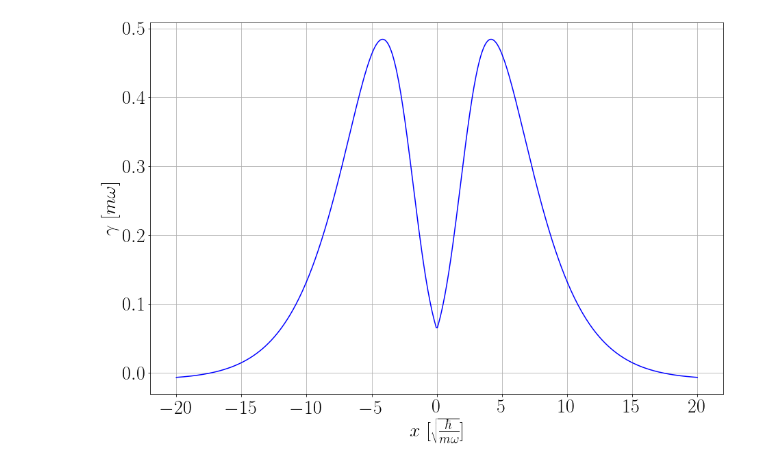
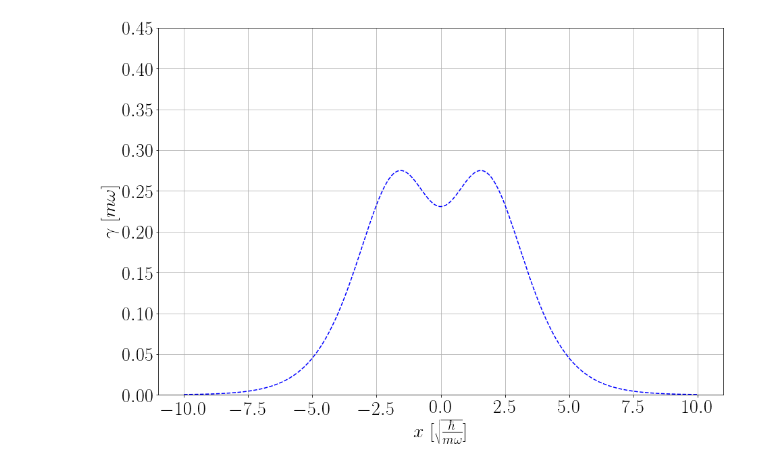
Before and after one commit to robingrether/Born-Markov, a Jupyter notebook: Anderson w Energy Landscape & Direct Hopping.ipynb, the cells around one changed output. Drawn from its saved outputs; the diff is of its cells as text; code cells hidden in the pictures.

Commit message:
Fix Langevin quantities

```diff
--- a/Anderson w Energy Landscape & Direct Hopping.ipynb
+++ b/Anderson w Energy Landscape & Direct Hopping.ipynb
@@ -27,7 +27,7 @@ omega = .003
 g = .0075
 t = .01
 Gamma = .01
-T = .03 / bmme.k_B # 116
+T = .01 / bmme.k_B # 116
 voltage = .0
 
 def func_H_s(x):
@@ -41,16 +41,26 @@ def func_ddx_H_s(k, x):
     ddx += g * numpy.sqrt(2) * d_dags[0] @ d_ops[0]
     return ddx
 
-x = numpy.linspace(-20, 20, 500)
+x = numpy.linspace(-10, 10, 500)
 
 mean_force = numpy.zeros(len(x), dtype=numpy.float64)
 friction = numpy.zeros(len(x), dtype=numpy.float64)
 correlation = numpy.zeros(len(x), dtype=numpy.float64)
+rho = numpy.zeros((len(x), 4, 4), dtype=numpy.complex128)
+
+def diagonalize(matrix):
+    return numpy.linalg.eig(matrix)
 
 def my_func(i, val):
-    return bmme.calc_langevin_quantities(func_H_s, func_ddx_H_s, [val], d_ops, None, numpy.array([[0,0],[0,Gamma]]), -.5 * voltage, .5 * voltage, T, T)
+    return bmme.calc_langevin_quantities(func_H_s, func_ddx_H_s, [val], d_ops, None, numpy.array([[0,0],[0,Gamma]]), -.5 * voltage, .5 * voltage, T, T, diagonalize=diagonalize)
+
+def my_func2(i, val):
+    solver = bmme.general_solver(func_H_s([val]), d_ops, None, numpy.array([[0,0],[0,Gamma]]), -.5 * voltage, .5 * voltage, T, T, diagonalize=diagonalize)
+    r, L = solver.find_steady_state()
+    return solver.V @ r @ solver.V_dag
 
 results = joblib.Parallel(n_jobs=6)(joblib.delayed(my_func)(i, val) for i, val in enumerate(tqdm(x)))
+results2 = joblib.Parallel(n_jobs=6)(joblib.delayed(my_func2)(i, val) for i, val in enumerate(tqdm(x)))
 
 for i in range(len(results)):
     if abs(results[i][0].imag) > 1e-10:
@@ -66,22 +76,30 @@ for i in range(len(results)):
     else:
         correlation[i] = results[i][2].real
 
+for i in range(len(results2)):
+    rho[i] = results2[i]
 
-pmf = numpy.zeros(len(x), dtype=numpy.float64)
-for i in tqdm(range(len(x))):
-    pmf[i] = -numpy.sum(mean_force[:i+1]) * (max(x) - min(x)) / (len(x) - 1)
+#pmf = numpy.zeros(len(x), dtype=numpy.float64)
+#for i in range(len(x)):
+#    pmf[i] = -numpy.sum(mean_force[:i+1]) * (max(x) - min(x)) / (len(x) - 1)
 # %% [output]
 [interactive output not drawn]
 [interactive output not drawn]
 # %%
 pyplot.figure(figsize=(15, 10))
 
 #pyplot.plot(x, pmf-min(pmf))
-pyplot.plot(x, bmme._hbar * friction, c="blue")
+pyplot.plot(x, bmme._hbar * friction, c="blue", ls="--")
 #pyplot.plot(x, bmme._hbar * correlation / (bmme.k_B * T), "--", c="red")
+#pyplot.plot(x, rho[:,0,0])
+#pyplot.plot(x, rho[:,1,1])
+#pyplot.plot(x, rho[:,2,2])
+#pyplot.plot(x, rho[:,3,3])
+#pyplot.plot(x, rho[:,0,0]+rho[:,1,1]+rho[:,2,2]+rho[:,3,3])
 pyplot.xlabel("$x$ [$\\sqrt{\\frac{\\hbar}{m\\omega}}$]")
 pyplot.ylabel("$\\gamma$ [$m\\omega$]")
+pyplot.ylim(0, .45)
 pyplot.grid()
 pyplot.show()
 # %% [output]
-[figure, old version]
+[figure, new version]
```
Also changed, not shown: 2 other files.
